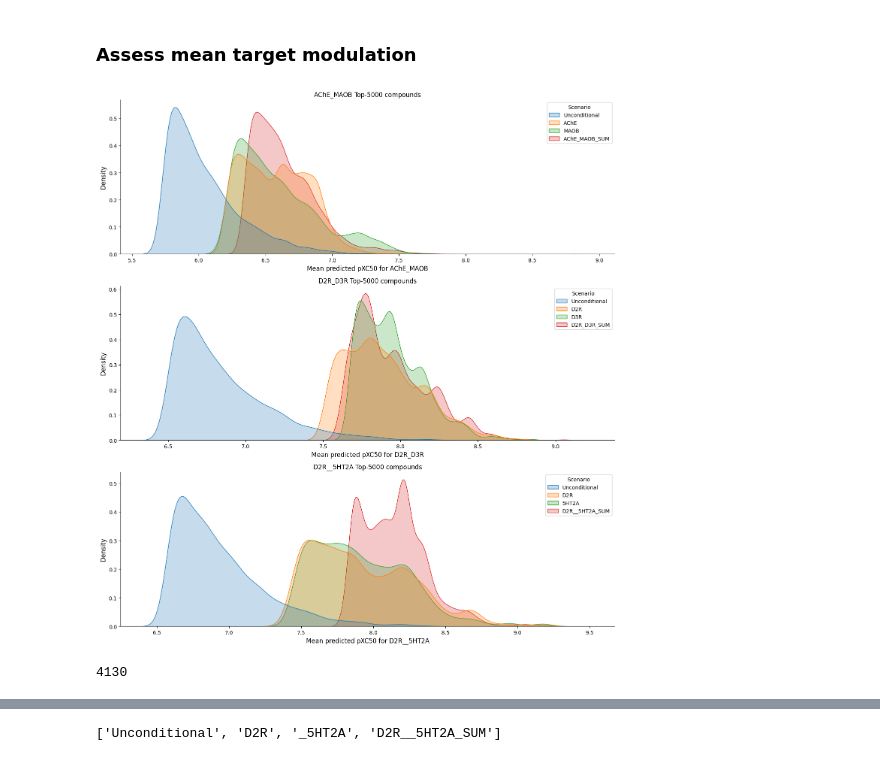
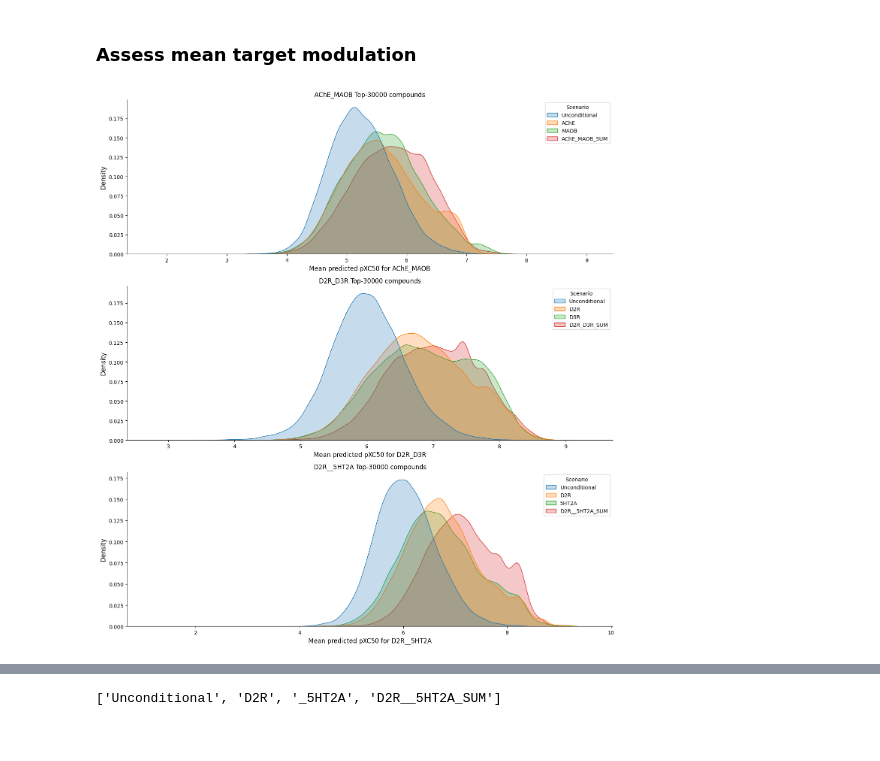
Before and after one commit to arthurcerveira/CoMPO-GPT, a Jupyter notebook: scripts/09-Data-Viz.ipynb, the cells around one changed output, grey strips where cells are left out. Drawn from its saved outputs; the diff is of its cells as text; code cells hidden in the pictures.

```diff
--- a/scripts/09-Data-Viz.ipynb
+++ b/scripts/09-Data-Viz.ipynb
@@ -46,8 +46,8 @@ Unconditional: 2087
 (27913, 25)
 # %%
-# aggs = ["SUM", "MEAN", "MAX"]
+aggs = ["SUM", "MEAN", "MAX"]
 # aggs = ["MEAN", "MAX"]
-aggs = ["SUM"]
+# aggs = ["SUM"]
 
 multi_targets = list()
 
@@ -317,6 +329,7 @@ Top-2500 MAOB pXC50 statistics
 ### Assess mean target modulation
 # %%
 agg = "SUM"  # MEAN, MAX
+#  agg = "MAX"  # MEAN, MAX
 # ACT_TYPE = "Activity"  # pIC50, inhibition
 ACT_TYPE = "pXC50"  # pIC50, inhibition
 
@@ -339,42 +352,38 @@ multitarget_combination = {
 }
 
 fig, axes = plt.subplots(len(multitarget_combination), 1, figsize=(14, 5 * len(multitarget_combination)))
-n = 5000
+n = 30000
 
 
 for j, combination in enumerate(multitarget_combination):
     activity_column = f"{combination}_{ACT_TYPE}"
     df_list = list()
     # print(f"Combination: {activity_column}")
 
     gen_molecules = multitarget_combination[combination]["generated_molecules"]
     for gen_molecule in gen_molecules:
         # print(gen_molecule)
         # df = pd.read_csv(f'../generated_molecules/predicted_activity/{gen_molecule}_MTDD.csv')
         df = pd.read_csv(f'../generated_molecules/{EPOCHS}-epoch/predicted_activity/{gen_molecule}.csv')
         scenario = gen_molecule[1:] if gen_molecule.startswith("_") else gen_molecule
         df_filtered = df[activity_column].nlargest(n).to_frame().assign(Scenario=scenario)
         df_list.append(df_filtered)
 
     activities = pd.concat(df_list).reset_index()
 
     sns.kdeplot(data=activities, x=activity_column, bw_adjust=1, hue='Scenario',ax=axes[j], fill=True)
     # sns.kdeplot(data=df, x="pred_pXC50", bw_adjust=1, hue='Scenario',ax=axes[j], fill=True)
 
     axes[j].set_title('{} Top-{} compounds'.format(combination, n), fontsize=12)
     axes[j].spines['right'].set_visible(False)
     axes[j].spines['top'].set_visible(False)
     axes[j].set_ylabel("Density", fontsize=12)
     axes[j].set_xlabel(f"Mean predicted {ACT_TYPE} for {combination}", fontsize=12)
 
 plt.tight_layout()
 plt.show()
 # %% [output]
-[figure, old version]
+[figure, new version]
-# %%
-df[activity_column].isna().sum()
-# %% [output]
-4130
 # %%
 import ptitprince as pt
 
```
Also changed, not shown: parts of 21 cells of this notebook, 22 other files.
